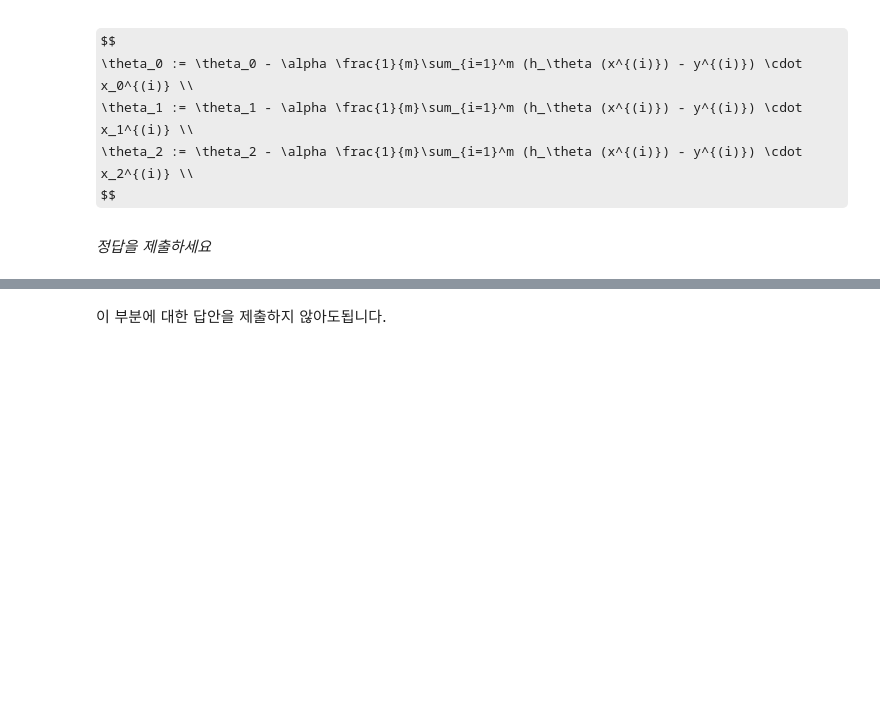
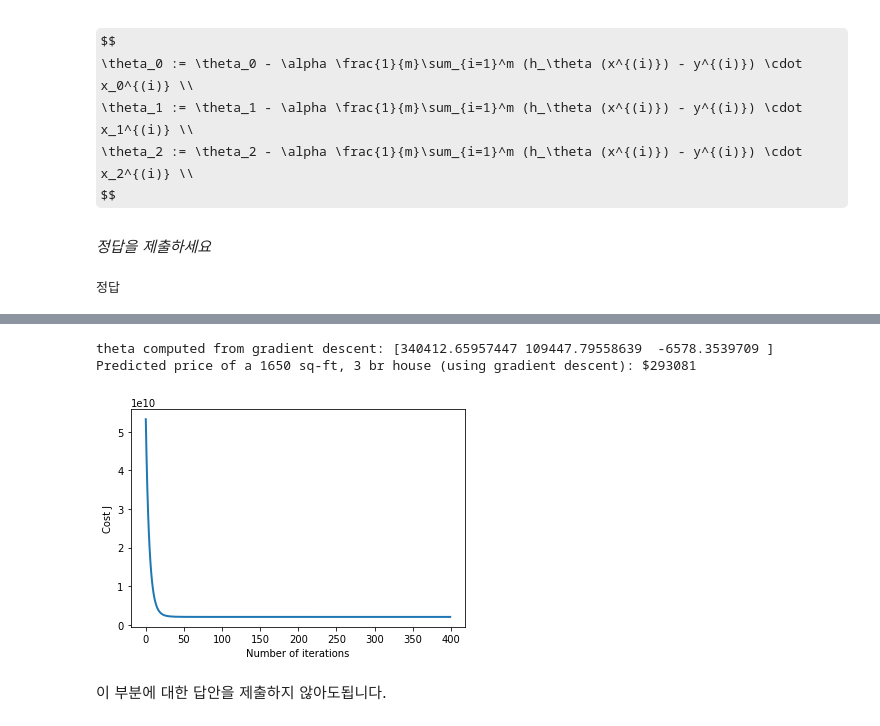
Before and after one commit to skku-tnt/201902_Regular_Session, a Jupyter notebook: 2주차/exercise2.ipynb, the cells around one changed output, grey strips where cells are left out. Drawn from its saved outputs; the diff is of its cells as text; code cells hidden in the pictures; some formulas as TeX source; blank space fills up the shorter version.

```diff
--- a/2주차/exercise2.ipynb
+++ b/2주차/exercise2.ipynb
@@ -80,8 +284,8 @@ pd.DataFrame({'X1':X[:,0], 'X2':X[:,1], 'y':y}).iloc[:10]
 # %%
 # 평균 및 표준편차 구하기
 # 직접 작성해주세요.
-mu = None # X의 평균
-std = None # X의 표준편차
+mu = X.mean(axis=0) # X의 평균
+std = X.std(axis=0) # X의 표준편차
 
 print(mu)
 print(mu.shape)
@@ -124,9 +328,9 @@ def  featureNormalize(X):
 
     # 아래 값을 올바르게 설정해야합니다
     # =========================== YOUR CODE HERE =====================
-    mu = None
-    sigma = None
-    X_norm = None
+    mu = X.mean(axis=0)
+    sigma = X.std(axis=0)
+    X_norm = (X - mu) / sigma
     # ================================================================
     return X_norm, mu, sigma
 # %% [markdown]
@@ -217,7 +442,8 @@ def computeCostMulti(X, y, theta):
     # 다음 변수를 올바르게 반환해야합니다.
     # ======================= YOUR CODE HERE ===========================
 
-    J = None
+    hypothesis = np.dot(X, theta)
+    J = np.dot((hypothesis - y), (hypothesis - y)) / (2*m)
 
     # ==================================================================
     return J
@@ -276,6 +520,11 @@ def gradientDescentMulti(X, y, theta, alpha, num_iters):
     for i in range(num_iters):
         # ======================= YOUR CODE HERE ==========================
 
+        hypothesis = np.dot(X, theta)
+
+        for j in range(len(theta)):
+
+            theta[j] -= alpha * sum((hypothesis - y) * X[:, j]) / m
 
         # =================================================================
 
@@ -288,6 +537,8 @@ def gradientDescentMulti(X, y, theta, alpha, num_iters):
 # %%
 grader.answer[2] = gradientDescentMulti
 grader.grade(2)
+# %% [output]
+정답
 # %% [markdown]
 #### Learning rates 선택하기
 
@@ -321,34 +572,39 @@ grader.grade(2)
 
 [Hint]
 ----
 예측할 때 feature 정규화를 적용해야 합니다!
 """
 # 이 부분을 바꿔서 알파 값을 선택하세요
 alpha = 0.1
 num_iters = 400
 
 # theta를 초기화하고 GD 실행
 theta = np.zeros(3)
 theta, J_history = gradientDescentMulti(X, y, theta, alpha, num_iters)
 
 # 수렴 그래프 그리기
 pyplot.plot(np.arange(len(J_history)), J_history, lw=2)
 pyplot.xlabel('Number of iterations')
 pyplot.ylabel('Cost J')
 
 # GD 결과 표시
 print('theta computed from gradient descent: {:s}'.format(str(theta)))
 
 #  1650 평방 피트, 3br 주택의 가격을 예측해보세요
 # ======================= YOUR CODE HERE ===========================
 # X의 첫 번째 열은 모두 1이라는 것을 기억하세요!
 # 따라서 정규화 할 필요가 없습니다.
 
-price = None   # 이 부분을 바꾸세요
+price = np.dot(theta, np.array([1, (1650 - mu[0]) / sigma[0], (3 - mu[1]) / sigma[1]]))
+   # 이 부분을 바꾸세요
 
 # ===================================================================
 
 print('Predicted price of a 1650 sq-ft, 3 br house (using gradient descent): ${:.0f}'.format(price))
+# %% [output]
+theta computed from gradient descent: [340412.65957447 109447.79558639  -6578.3539709 ]
+Predicted price of a 1650 sq-ft, 3 br house (using gradient descent): $293081
+[figure, added]
 # %% [markdown]
 이 부분에 대한 답안을 제출하지 않아도됩니다.
 # %% [markdown]
```
Also changed, not shown: parts of 11 cells of this notebook.
